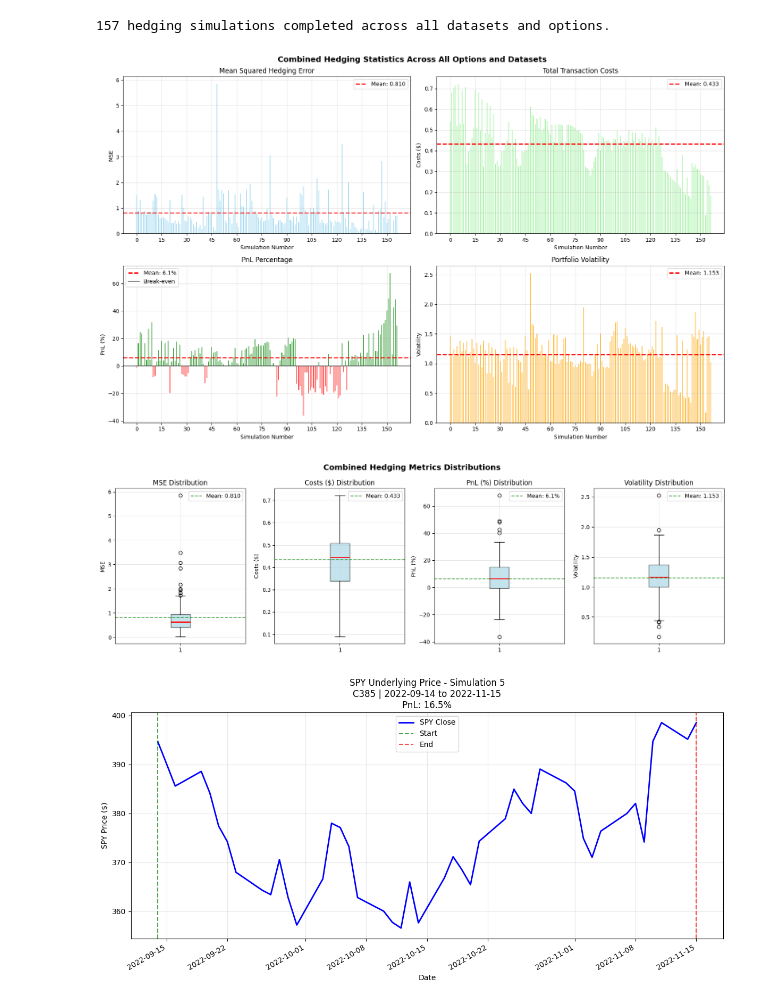
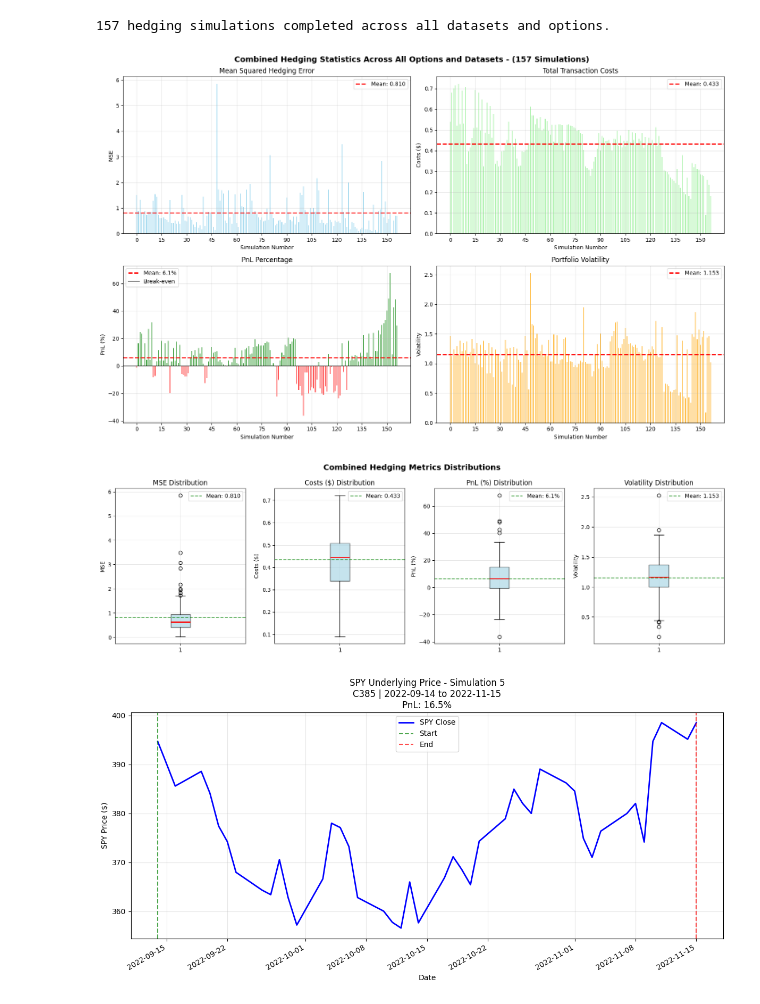
Before and after one commit to MariusBoda/Options_Hedging_Project, a Jupyter notebook: demo.ipynb, the cells around one changed output. Cells and saved outputs as stored; diff of their text form; code cells hidden in the pictures.

```diff
--- a/demo.ipynb
+++ b/demo.ipynb
@@ -120,10 +120,10 @@ else:
 # %% [output]
 157 hedging simulations completed across all datasets and options.
 # %%
-plot_hedging_simulation_stats(combined_stats, title="Combined Hedging Statistics Across All Options and Datasets")
+plot_hedging_simulation_stats(combined_stats, title="Combined Hedging Statistics Across All Options and Datasets - (157 Simulations)")
 plot_hedging_summary_distributions(combined_stats, title="Combined Hedging Metrics Distributions")
 # %% [output]
-[figure, old version]
+[figure, new version]
 [figure]
 # %%
 data_dict = {}
```
Also changed, not shown: 5 other files.
